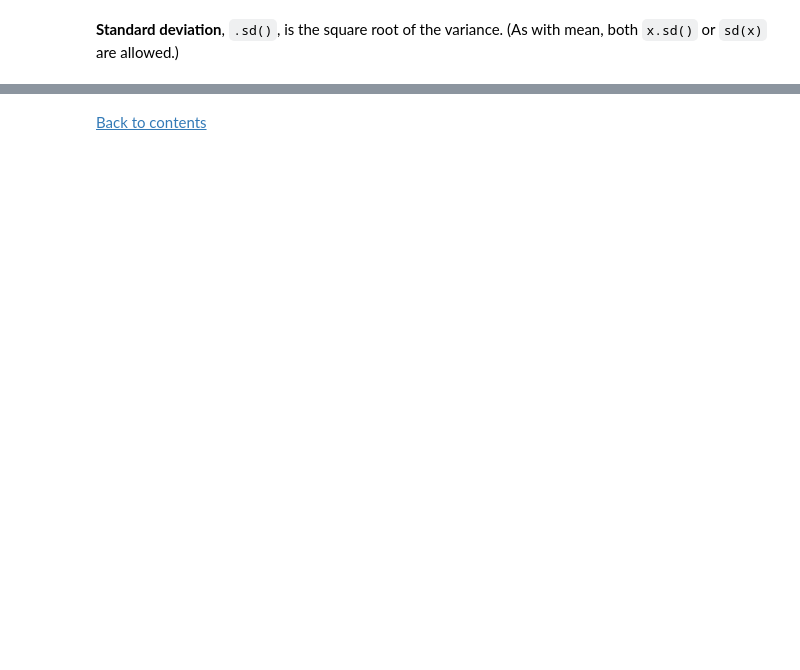
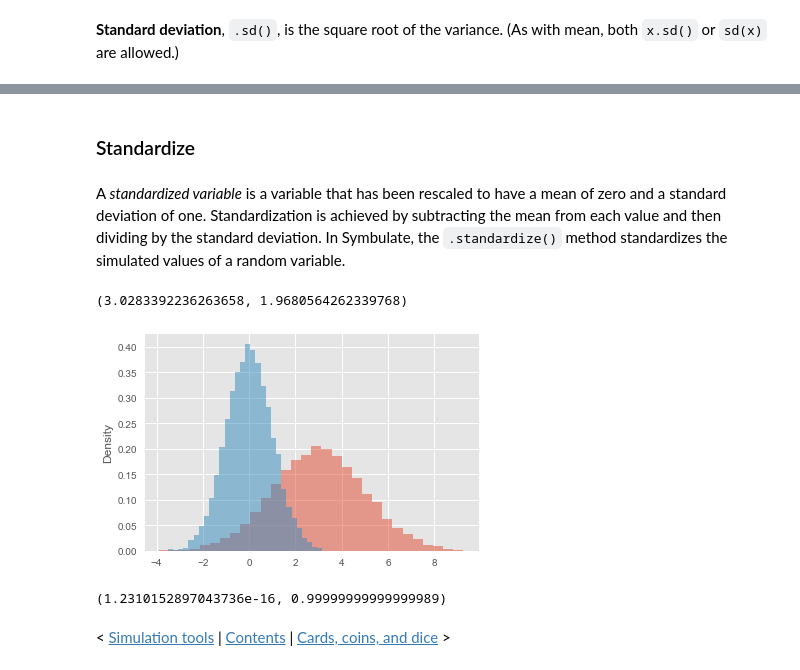
Before and after one commit to dlsun/symbulate, a Jupyter notebook: docs/rv.ipynb, the cells around one changed output, grey strips where cells are left out. Drawn from its saved outputs; the diff is of its cells as text; code cells hidden in the pictures; blank space fills up the shorter version.

```diff
--- a/docs/rv.ipynb
+++ b/docs/rv.ipynb
@@ -306,3 +360,23 @@ sqrt(x.var())
 # %% [markdown]
-<a id='joint'></a>
-[Back to contents](#contents)
+<a id='standardize'></a>
+### Standardize
+# %% [markdown]
+A *standardized variable* is a variable that has been rescaled to have a mean of zero and a standard deviation of one.  Standardization is achieved by subtracting the mean from each value and then dividing by the standard deviation.  In Symbulate, the `.standardize()` method standardizes the simulated values of a random variable.
+# %%
+X = RV(Normal(mean=3, sd=2))
+x = X.sim(10000)
+x.mean(), x.sd()
+# %% [output]
+(3.0283392236263658, 1.9680564262339768)
+# %%
+z = x.standardize()
+x.plot()
+z.plot()
+# %% [output]
+[figure, added]
+# %%
+z.mean(), z.sd()
+# %% [output]
+(1.2310152897043736e-16, 0.99999999999999989)
+# %% [markdown]
+< [Simulation tools](sim.html) | [Contents](index.html) | [Cards, coins, and dice](common_cards_coins_dice.html) >
```
Also changed, not shown: parts of 50 cells of this notebook, 28 other files.
